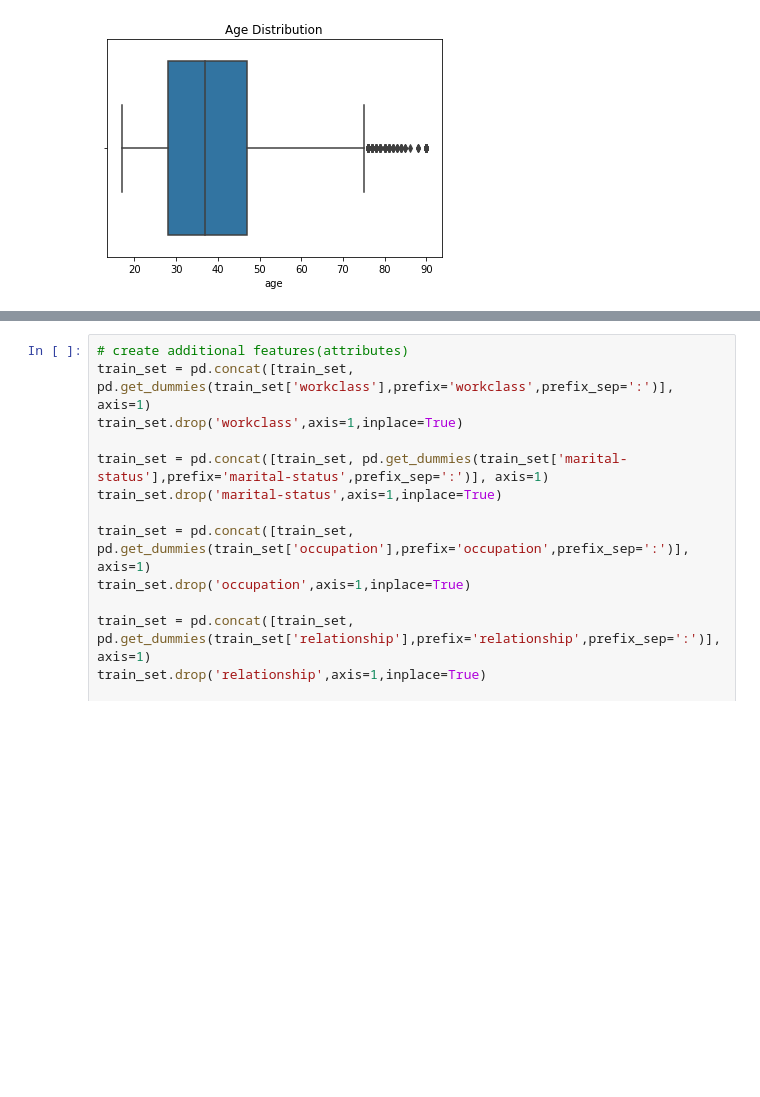
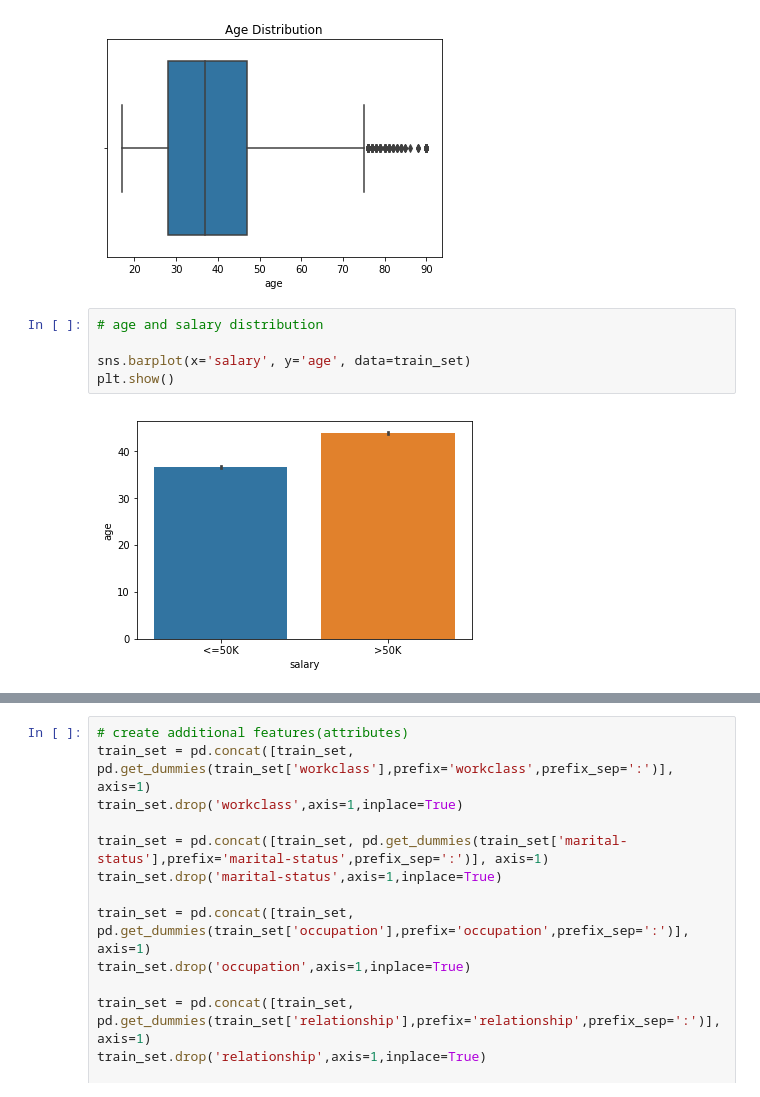
Before and after one commit to jayMalnika/Inkey-Solution-Assignment, a Jupyter notebook: Final.ipynb, the cells around one changed output, grey strips where cells are left out. Drawn from its saved outputs; the diff is of its cells as text; blank space fills up the shorter version.

```diff
--- a/Final.ipynb
+++ b/Final.ipynb
@@ -127,3 +127,10 @@ plt.title('Age Distribution')
 plt.show()
 # %% [output]
 [figure]
+# %%
+# age and salary distribution
+
+sns.barplot(x='salary', y='age', data=train_set)
+plt.show()
+# %% [output]
+[figure, added]
```
Also changed, not shown: parts of 6 cells of this notebook.
